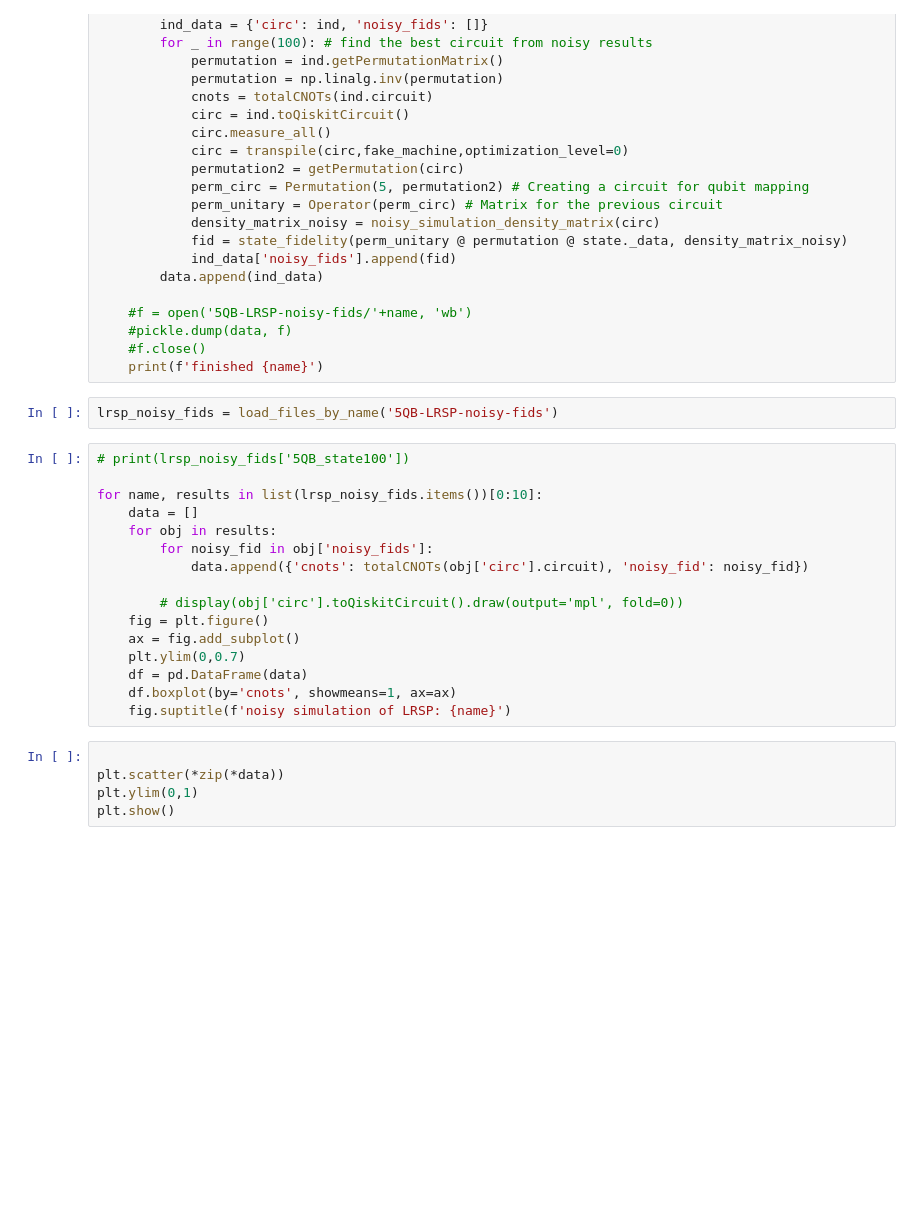
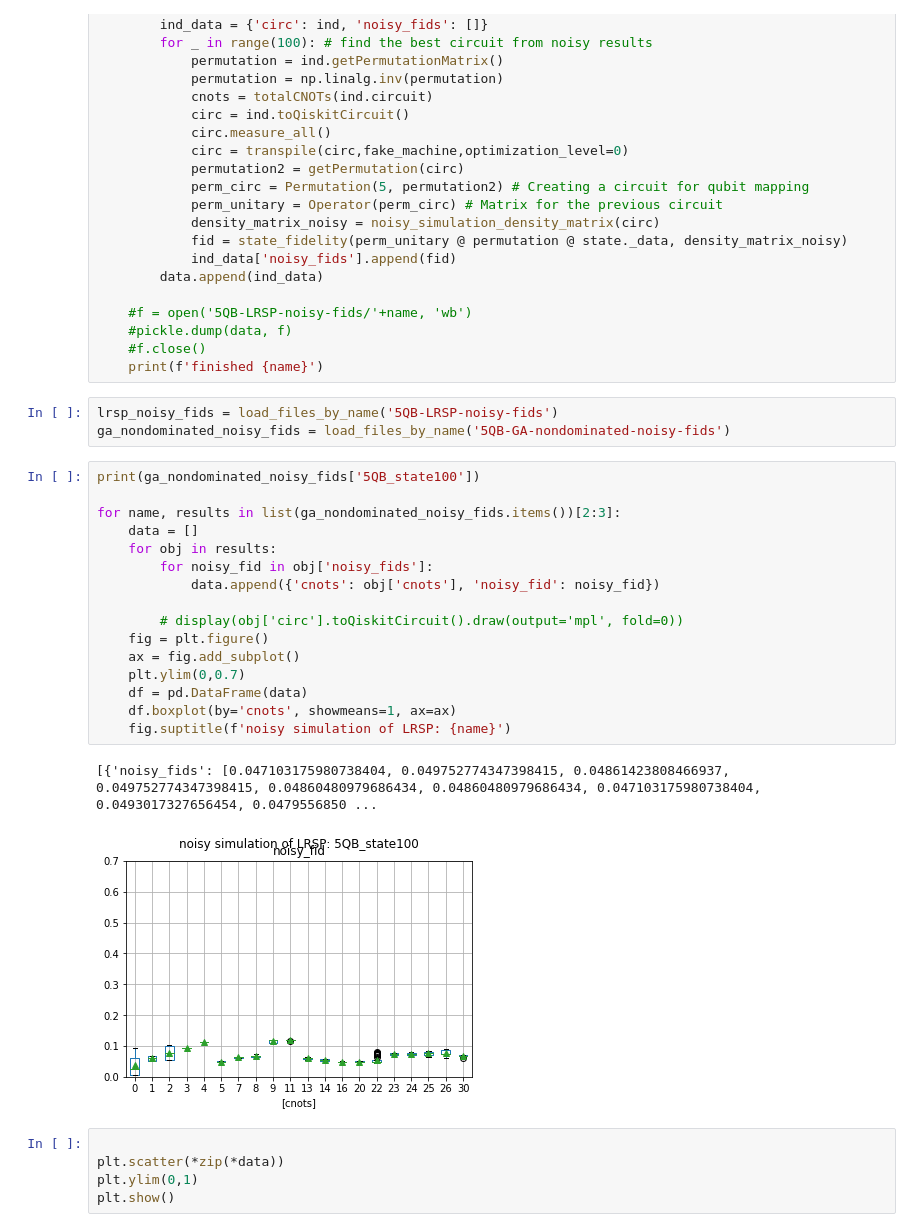
Before and after one commit to beratyenilen/qc-ga, a Jupyter notebook: analysis.ipynb, the cells around one changed output. Cells and saved outputs as stored; diff of their text form; blank space fills up the shorter version.

```diff
--- a/analysis.ipynb
+++ b/analysis.ipynb
@@ -188,22 +191,26 @@ for name, state in states.items():
     print(f'finished {name}')
 # %%
 lrsp_noisy_fids = load_files_by_name('5QB-LRSP-noisy-fids')
+ga_nondominated_noisy_fids = load_files_by_name('5QB-GA-nondominated-noisy-fids')
 # %%
-# print(lrsp_noisy_fids['5QB_state100'])
+print(ga_nondominated_noisy_fids['5QB_state100'])
 
-for name, results in list(lrsp_noisy_fids.items())[0:10]:
+for name, results in list(ga_nondominated_noisy_fids.items())[2:3]:
     data = []
     for obj in results:
         for noisy_fid in obj['noisy_fids']:
-            data.append({'cnots': totalCNOTs(obj['circ'].circuit), 'noisy_fid': noisy_fid})
+            data.append({'cnots': obj['cnots'], 'noisy_fid': noisy_fid})
 
         # display(obj['circ'].toQiskitCircuit().draw(output='mpl', fold=0))
     fig = plt.figure()
     ax = fig.add_subplot()
     plt.ylim(0,0.7)
     df = pd.DataFrame(data)
     df.boxplot(by='cnots', showmeans=1, ax=ax)
     fig.suptitle(f'noisy simulation of LRSP: {name}')
+# %% [output]
+[{'noisy_fids': [0.047103175980738404, 0.049752774347398415, 0.04861423808466937, 0.049752774347398415, 0.04860480979686434, 0.04860480979686434, 0.047103175980738404, 0.0493017327656454, 0.0479556850 ...
+[figure, added]
 # %%
 
 plt.scatter(*zip(*data))
```
Also changed, not shown: parts of 1 cell of this notebook.
